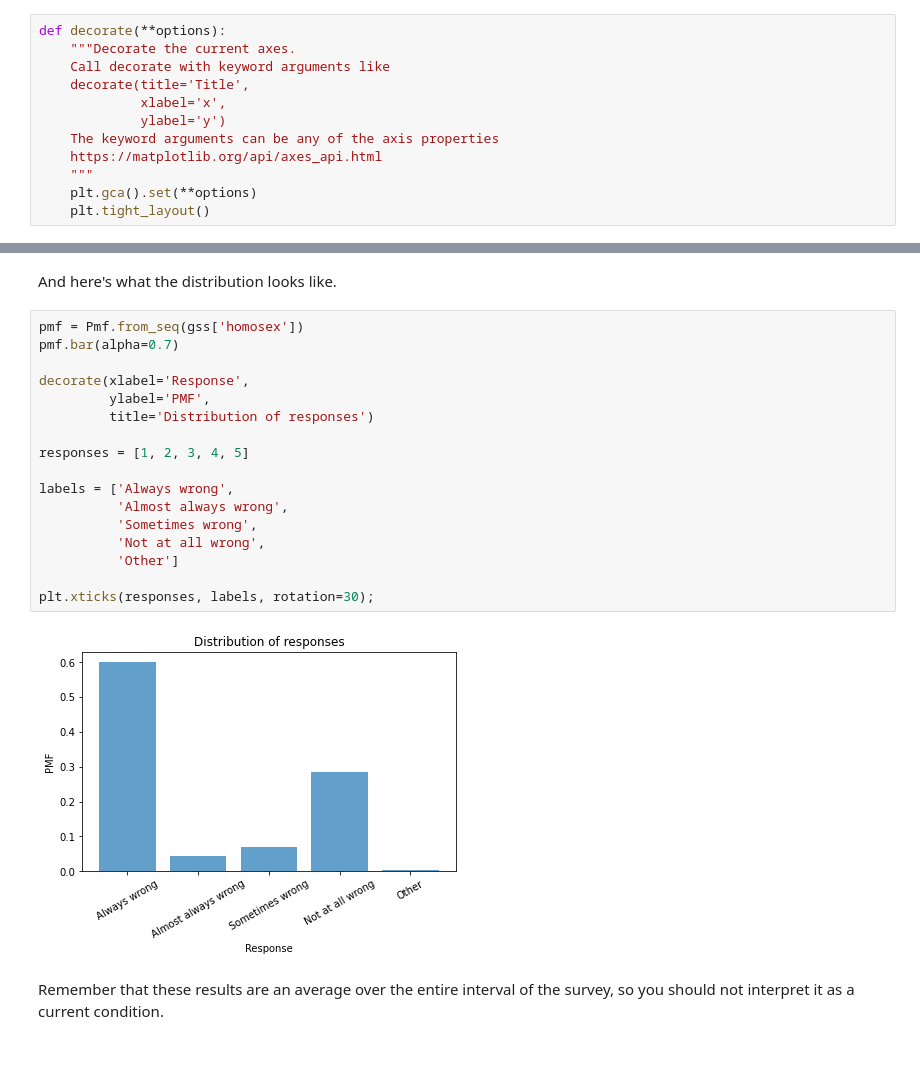
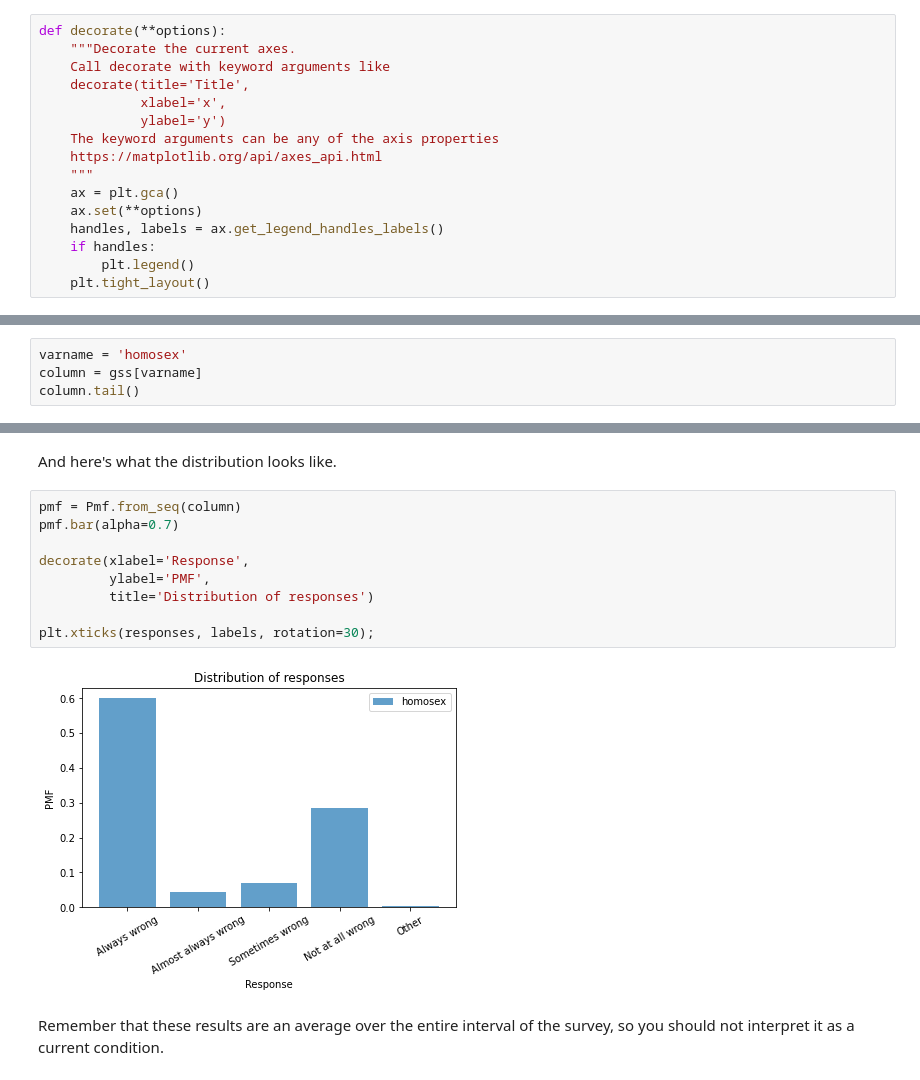
Before and after one commit to AllenDowney/PoliticalAlignmentCaseStudy, a Jupyter notebook: 04_worldview.ipynb, the cells around one changed output, grey strips where cells are left out. Saved outputs shown, nothing was run; the diff lists cells and outputs as text.

```diff
--- a/04_worldview.ipynb
+++ b/04_worldview.ipynb
@@ -68,7 +53,11 @@ def decorate(**options):
     The keyword arguments can be any of the axis properties
     https://matplotlib.org/api/axes_api.html
     """
-    plt.gca().set(**options)
+    ax = plt.gca()
+    ax.set(**options)
+    handles, labels = ax.get_legend_handles_labels()
+    if handles:
+        plt.legend()
     plt.tight_layout()
 # %%
 from statsmodels.nonparametric.smoothers_lowess import lowess
@@ -189,0 +191,4 @@ Name: homosex, dtype: int64
+# %%
+varname = 'homosex'
+column = gss[varname]
+column.tail()
@@ -190,24 +228,16 @@ Name: homosex, dtype: int64
 # %% [markdown]
 And here's what the distribution looks like.
 # %%
-pmf = Pmf.from_seq(gss['homosex'])
+pmf = Pmf.from_seq(column)
 pmf.bar(alpha=0.7)
 
 decorate(xlabel='Response',
          ylabel='PMF',
          title='Distribution of responses')
 
-responses = [1, 2, 3, 4, 5]
-
-labels = ['Always wrong',
-          'Almost always wrong',
-          'Sometimes wrong',
-          'Not at all wrong',
-          'Other']
-
 plt.xticks(responses, labels, rotation=30);
 # %% [output]
-[figure, old version]
+[figure, new version]
 # %% [markdown]
 Remember that these results are an average over the entire interval of the survey, so you should not interpret it as a current condition.
 # %% [markdown]
```
Also changed, not shown: parts of 50 cells of this notebook, 1 other file.
